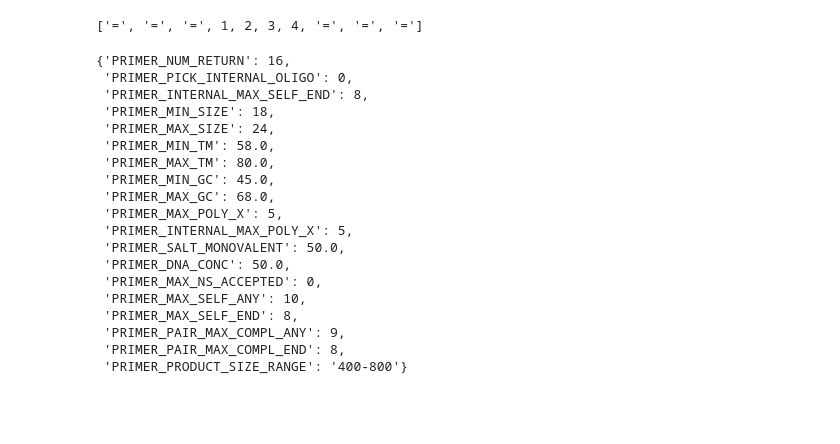
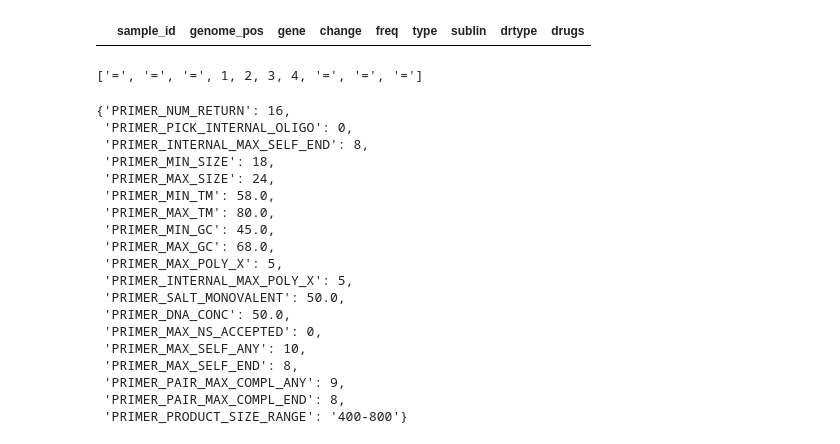
Before and after one commit to linfeng-wang/TOAST, a Jupyter notebook: cache/scratch.ipynb, the cells around one changed output. Saved outputs shown, nothing was run; the diff lists cells and outputs as text; code cells hidden in the pictures; blank space fills up the shorter version.

```diff
--- a/cache/scratch.ipynb
+++ b/cache/scratch.ipynb
@@ -24,0 +73,11 @@ import math
+# %%
+
+
+for x,y in zip(accepted_primers['pLeft_coord'].tolist(), accepted_primers['pRight_coord'].tolist()):
+    print(x,y)
+    condition = (full_data['genome_pos'] >= x) & (full_data['genome_pos'] <= y)
+    filtered_data = full_data[condition]
+    # print(filtered_data)
+    # Drop columns that are completely empty or all NA from filtered_data
+    filtered_data = filtered_data.dropna(axis=1, how='all')
+    amp_snp = pd.concat([amp_snp, filtered_data])
@@ -25,3 +118,7 @@ import math
+# %%
+amp_snp
+# %% [output]
+|  | sample_id | genome_pos | gene | change | freq | type | sublin | drtype | drugs |
 # %%
 with open('/mnt/storage10/lwang/Projects/TOAST/toast/db/default_primer_design_setting.json', 'r') as file:
     primer_settings = json.load(file)
```
Also changed, not shown: parts of 9 cells of this notebook, 17 other files.
